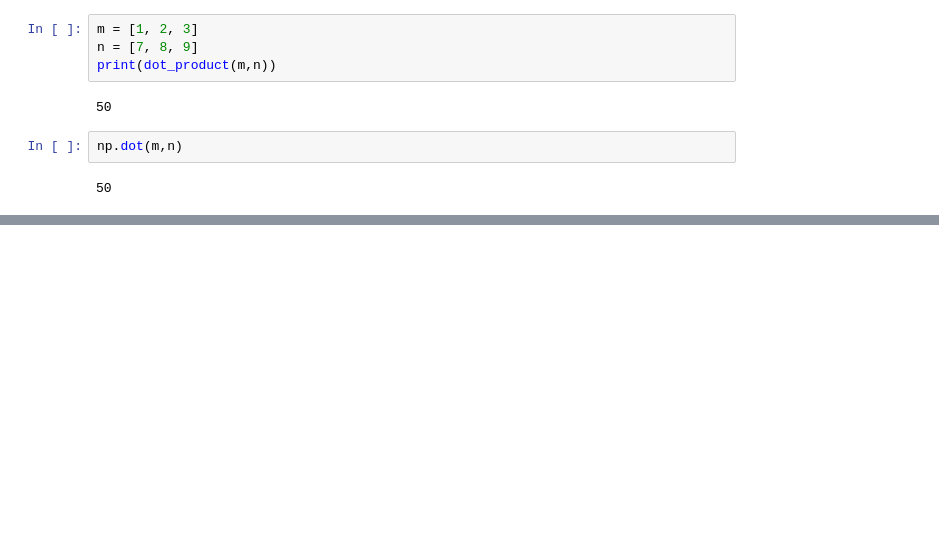
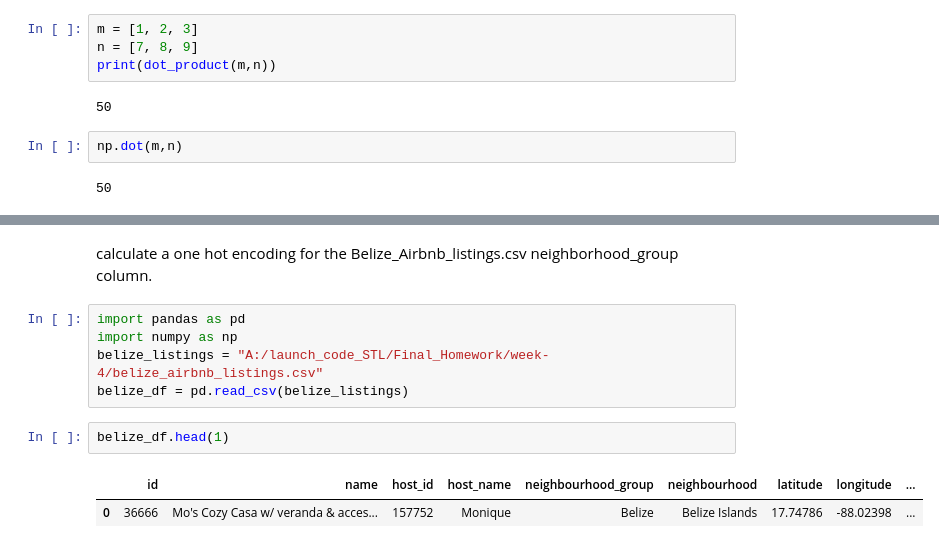
Before and after one commit to vedamy/Final_Homework, a Jupyter notebook: week-10/Untitled.ipynb, the cells around one changed output, grey strips where cells are left out. Saved outputs shown, nothing was run; the diff lists cells and outputs as text; blank space fills up the shorter version.

Commit message:
group_activity added

```diff
--- a/week-10/Untitled.ipynb
+++ b/week-10/Untitled.ipynb
@@ -123,0 +228,13 @@ v= np.array([])
+# %% [markdown]
+calculate a one hot encoding for the Belize_Airbnb_listings.csv
+neighborhood_group column.
+# %%
+import pandas as pd
+import numpy as np
+belize_listings = "A:/launch_code_STL/Final_Homework/week-4/belize_airbnb_listings.csv"
+belize_df = pd.read_csv(belize_listings)
+# %%
+belize_df.head(1)
+# %% [output]
+|  | id | name | host_id | host_name | neighbourhood_group | neighbourhood | latitude | longitude | ... |
+| 0 | 36666 | Mo's Cozy Casa w/ veranda & acces... | 157752 | Monique | Belize | Belize Islands | 17.74786 | -88.02398 | ... |
```
Also changed, not shown: parts of 28 cells of this notebook, 1 other file.
